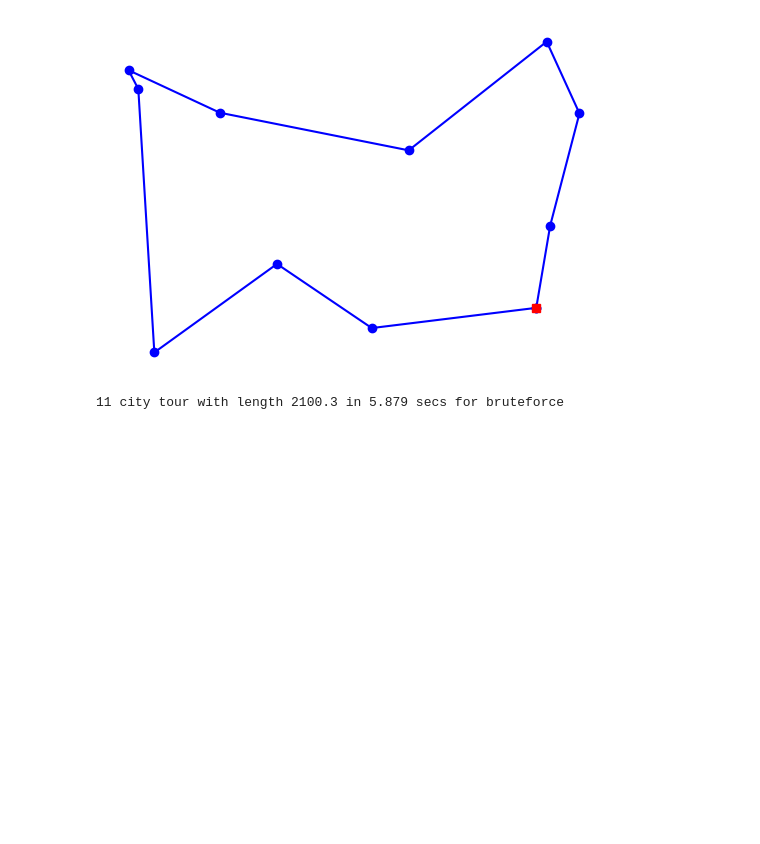
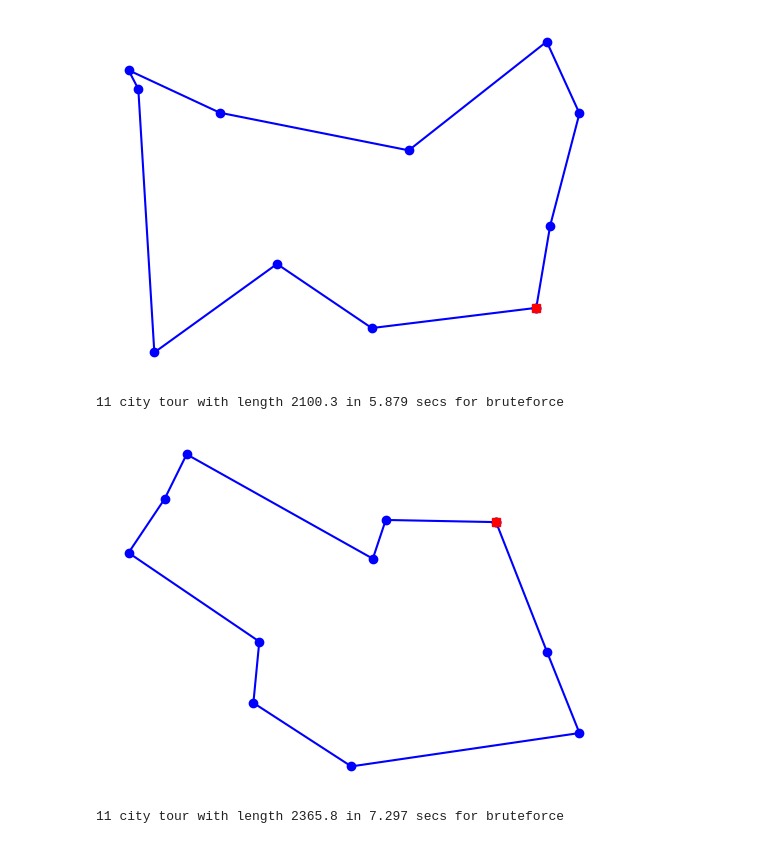
Before and after one commit to antoniocaruso/master2023, a Jupyter notebook: Postino.ipynb, the cells around one changed output. Cells and saved outputs as stored; diff of their text form; code cells hidden in the pictures; blank space fills up the shorter version.

```diff
--- a/Postino.ipynb
+++ b/Postino.ipynb
@@ -81,0 +104,7 @@ NP-completi
+# %%
+c = Cities(11,seed=1)
+# %%
+plot_tsp(bruteforce,c)
+# %% [output]
+[figure, added]
+11 city tour with length 2365.8 in 7.297 secs for bruteforce
```
Also changed, not shown: parts of 11 cells of this notebook, 3 other files.
